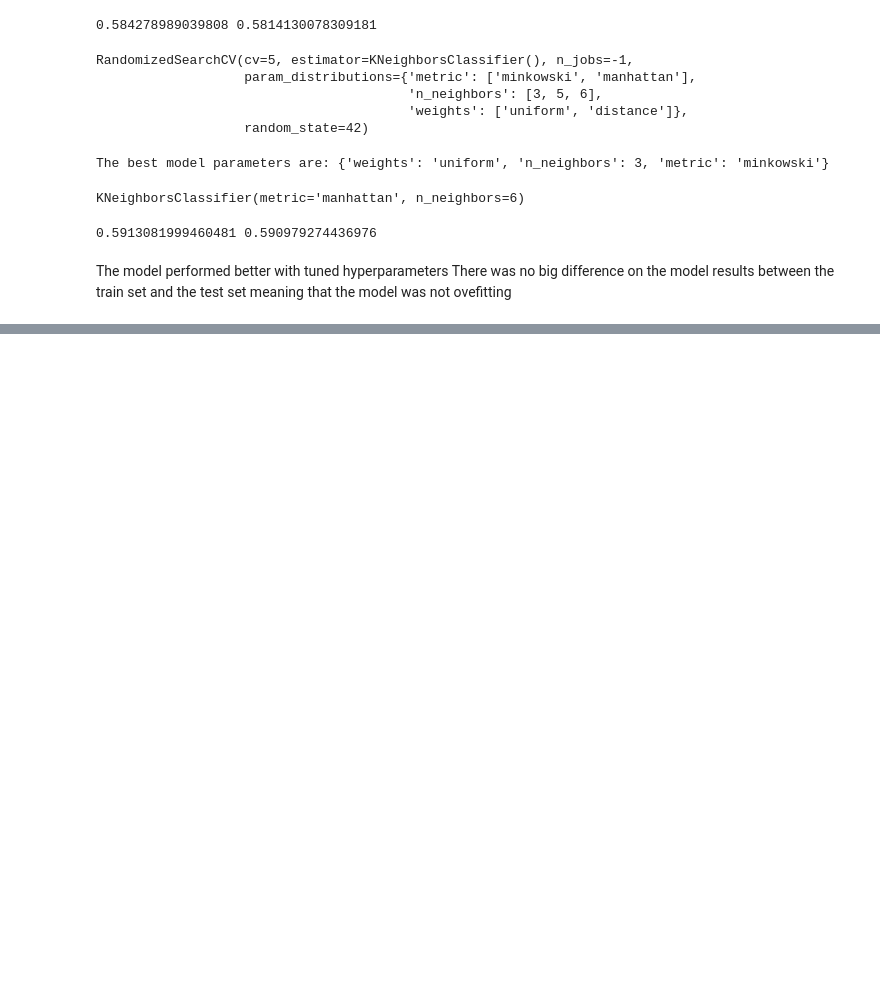
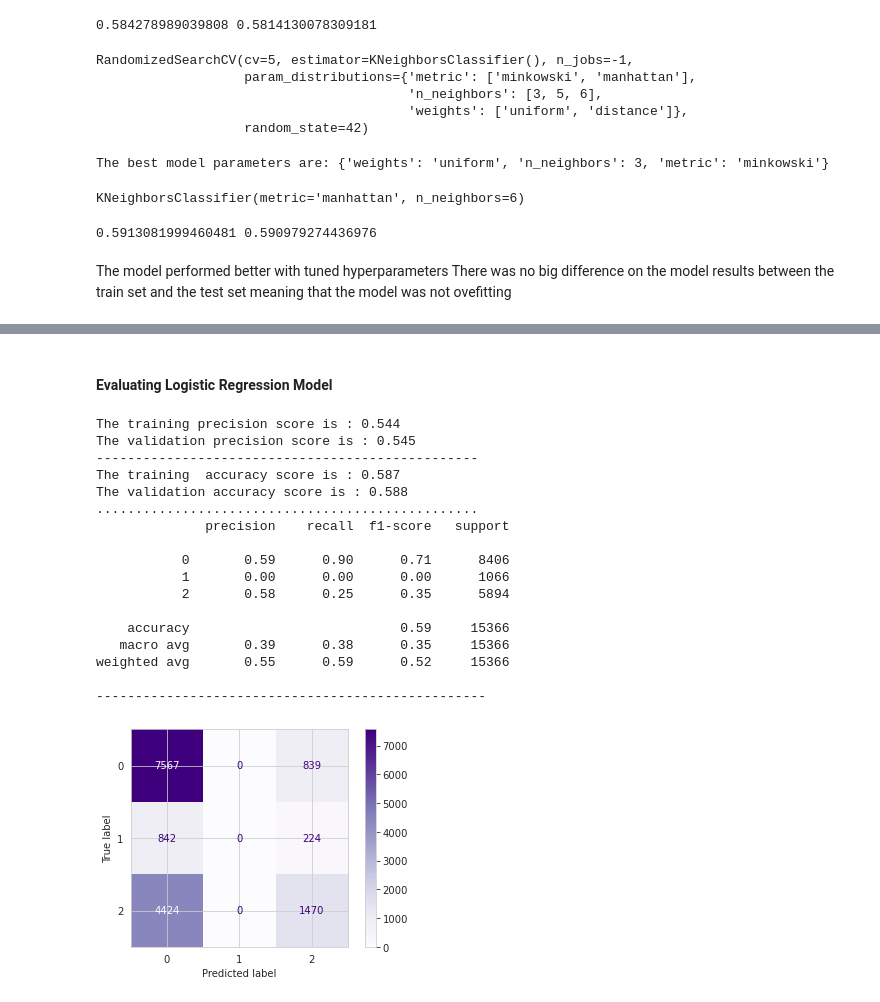
Before and after one commit to GraceRotich/Condition-of-Water-well-predictor, a Jupyter notebook: Condition_Water_well_predictor.ipynb, the cells around one changed output, grey strips where cells are left out. Drawn from its saved outputs; the diff is of its cells as text; code cells hidden in the pictures; blank space fills up the shorter version.

```diff
--- a/Condition_Water_well_predictor.ipynb
+++ b/Condition_Water_well_predictor.ipynb
@@ -968,0 +1099,25 @@ There was no big difference on the model results between the train set and the t
+# %% [markdown]
+#### Evaluating Logistic Regression Model
+# %%
+# Getting the model evaluation for logistic model
+
+model_evaluation(tuned_baseline,X_train_scaled,y_train,X_val_scaled,y_val)
+# %% [output]
+The training precision score is : 0.544
+The validation precision score is : 0.545
+-------------------------------------------------
+The training  accuracy score is : 0.587
+The validation accuracy score is : 0.588
+.................................................
+              precision    recall  f1-score   support
+
+           0       0.59      0.90      0.71      8406
+           1       0.00      0.00      0.00      1066
+           2       0.58      0.25      0.35      5894
+
+    accuracy                           0.59     15366
+   macro avg       0.39      0.38      0.35     15366
+weighted avg       0.55      0.59      0.52     15366
+
+--------------------------------------------------
+[figure, added]
```
Also changed, not shown: parts of 27 cells of this notebook, 1 other file.
